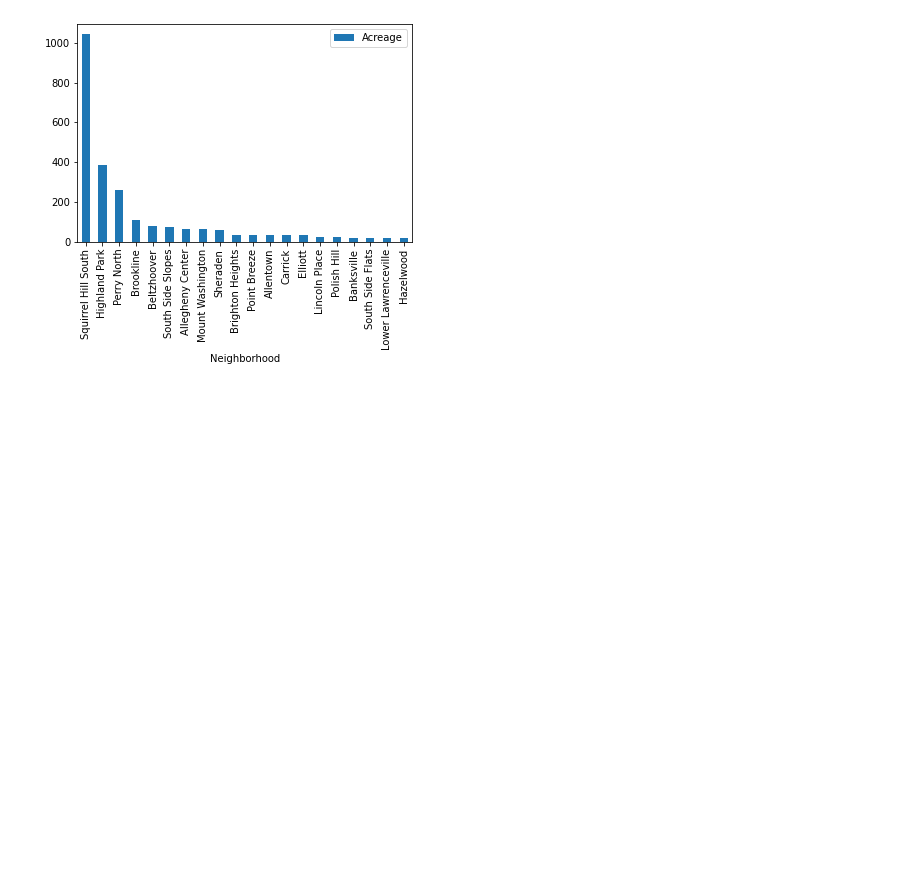
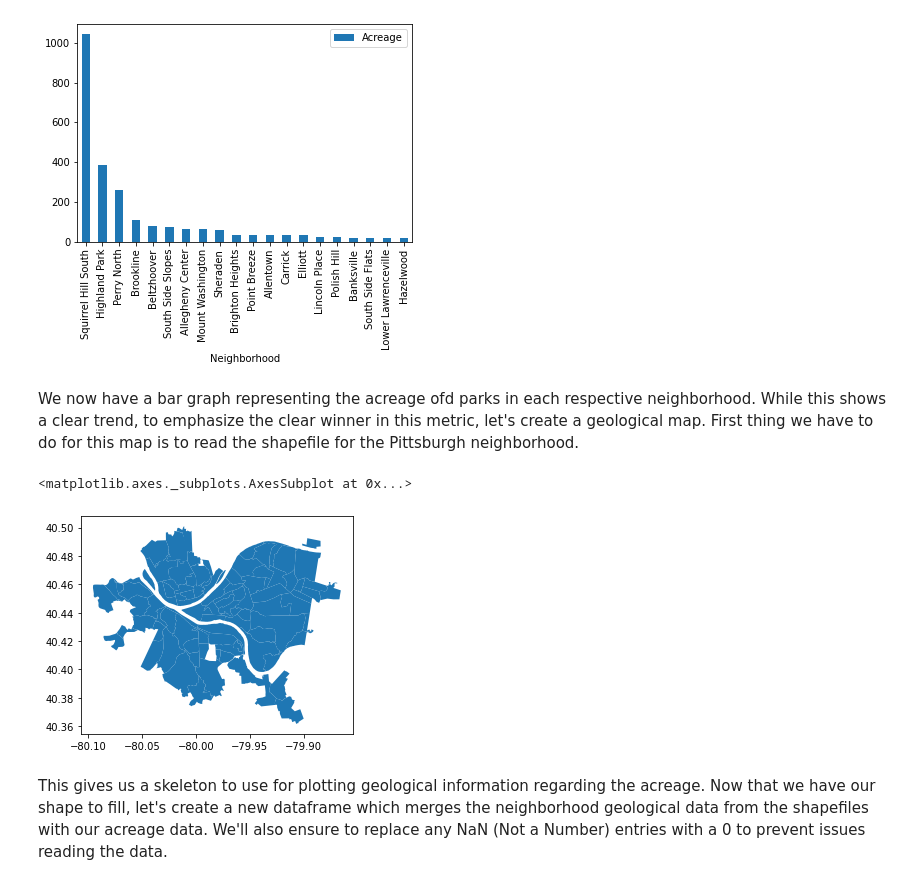
Before and after one commit to tok33/final-project, a Jupyter notebook: tok33/parks.ipynb, the cells around one changed output. Cells and saved outputs as stored; diff of their text form; code cells hidden in the pictures; blank space fills up the shorter version.

Commit message:
Finished metric

```diff
--- a/tok33/parks.ipynb
+++ b/tok33/parks.ipynb
@@ -47,3 +47,13 @@ df.sort_values(by=['Acreage'], ascending=False).head(20).plot.bar(x='Neighborhoo
 # %% [output]
 <matplotlib.axes._subplots.AxesSubplot at 0x...>
 [figure]
+# %% [markdown]
+We now have a bar graph representing the acreage ofd parks in each respective neighborhood. While this shows a clear trend, to emphasize the clear winner in this metric, let's create a geological map. First thing we have to do for this map is to read the shapefile for the Pittsburgh neighborhood.
+# %%
+regions = gpd.read_file('shapefiles/Neighborhoods_.shp')
+regions.plot()
+# %% [output]
+<matplotlib.axes._subplots.AxesSubplot at 0x...>
+[figure, added]
+# %% [markdown]
+This gives us a skeleton to use for plotting geological information regarding the acreage. Now that we have our shape to fill, let's create a new dataframe which merges the neighborhood geological data from the shapefiles with our acreage data. We'll also ensure to replace any NaN (Not a Number) entries with a 0 to prevent issues reading the data.
```
Also changed, not shown: parts of 7 cells of this notebook, 5 other files.
